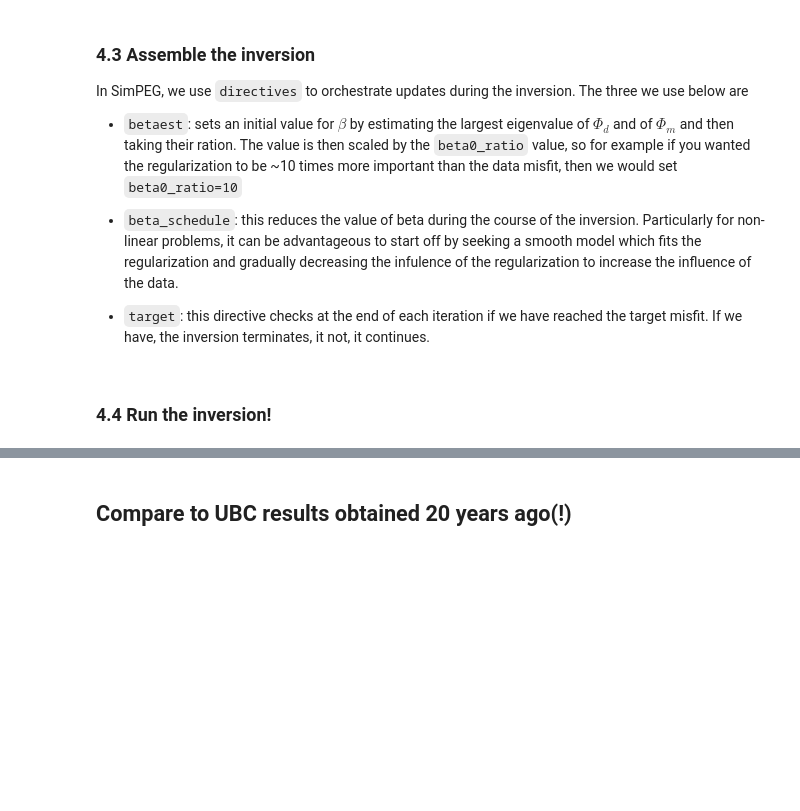
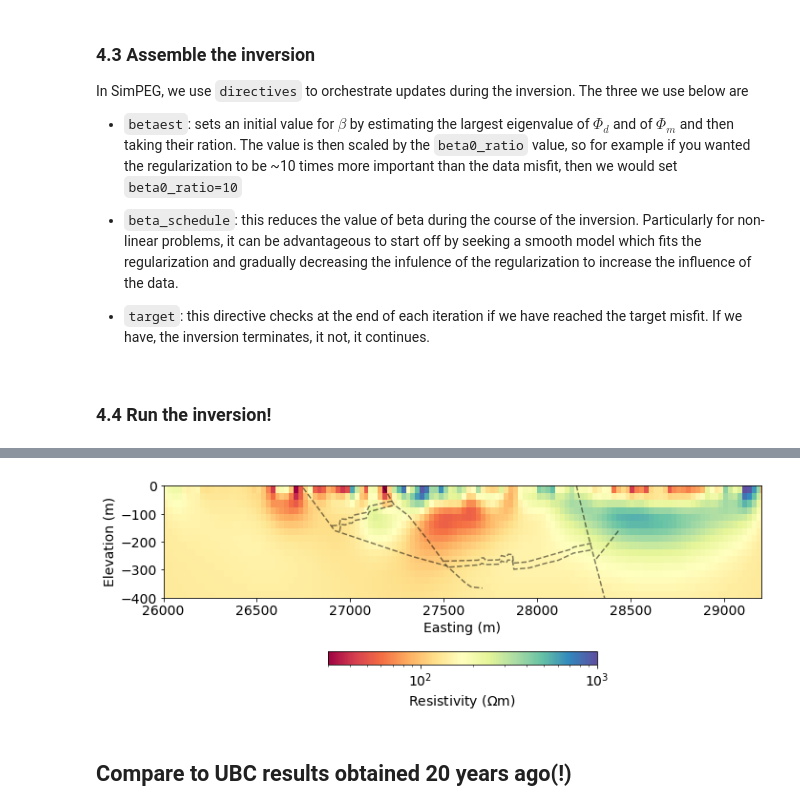
Before and after one commit to simpeg/transform-2020-simpeg, a Jupyter notebook: 1-century-dcip-inversion.ipynb, the cells around one changed output, grey strips where cells are left out. Cells and saved outputs as stored; diff of their text form; code cells hidden in the pictures; blank space fills up the shorter version.

```diff
--- a/1-century-dcip-inversion.ipynb
+++ b/1-century-dcip-inversion.ipynb
@@ -653,7 +742,7 @@ reg = regularization.Tikhonov(
 # %% [markdown]
 Next, we assemble the data misfit and regularization into a statement of the inverse problem. We select an optimization method: in this case, a second-order Inexact Gauss Newton (see [Nocedal and Wright, Ch 7](https://link.springer.com/book/10.1007/978-0-387-40065-5)). The `inverse_problem` then has all of the machinery necessary to evaluate the objective function and compute an update.
 # %%
-opt = optimization.InexactGaussNewton(maxIter=20)
+opt = optimization.InexactGaussNewton(maxIter=20, maxIterCG=20)
 inv_prob = inverse_problem.BaseInvProblem(dmisfit, reg, opt)
 # %% [markdown]
 ### 4.3 Assemble the inversion
@@ -746,20 +859,22 @@ geologic_section = load_leapfrog_geologic_section()
 # %%
 fig, ax = plt.subplots(1,1, figsize=(10, 5))
 rho = (mapping*mopt)
 out = mesh.plotImage(
     rho, pcolorOpts={'norm':LogNorm(), 'cmap':'Spectral'}, ax=ax,
     clim=(30, 1000)
 )
 for data in geologic_section:
     ax.plot(data[:,0], data[:,1], 'k--', alpha=0.5)
 ax.set_xlim(core_domain_x)
 ax.set_ylim((-400, 0))
-cb = plt.colorbar(out[0], fraction=0.05, orientation='horizontal', ax=ax)
+cb = plt.colorbar(out[0], fraction=0.05, orientation='horizontal', ax=ax, pad=0.2)
 cb.set_label("Resistivity ($\Omega$m)")
 ax.set_xlabel('Easting (m)')
 ax.set_ylabel('Elevation (m)')
 ax.set_aspect(1.5)  # some vertical exxageration
 plt.tight_layout()
+# %% [output]
+[figure, added]
 # %% [markdown]
 ## Compare to UBC results obtained 20 years ago(!)
 # %%
```
Also changed, not shown: parts of 38 cells of this notebook, 1 other file.
